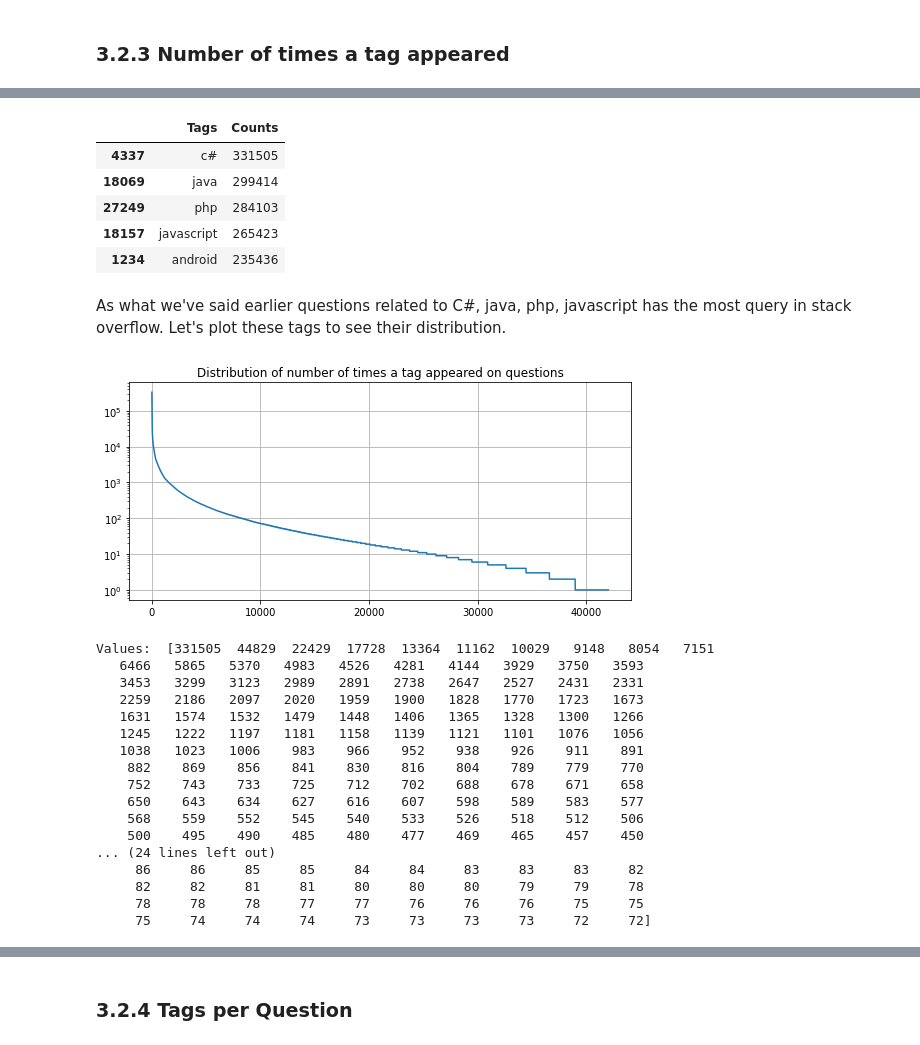
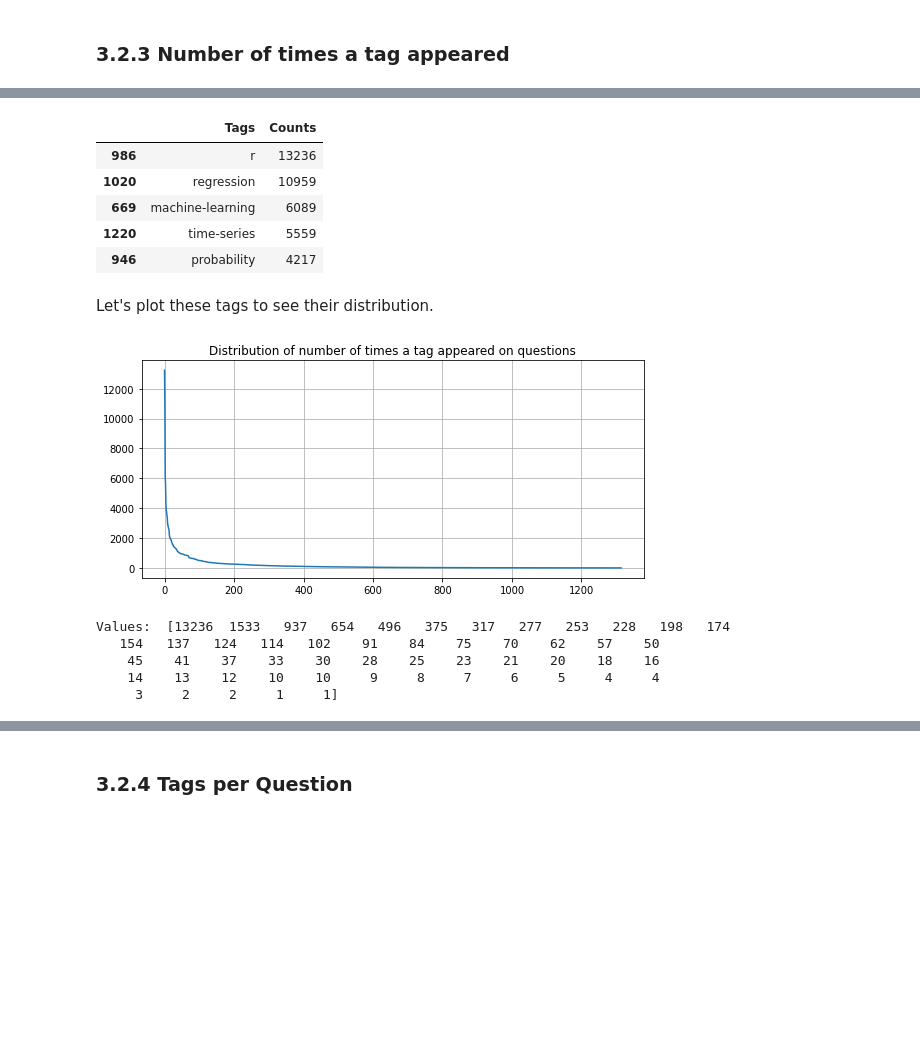
Before and after one commit to 1byte-yoda/ML-Personal-Projects, a Jupyter notebook: Stack_Overflow_Auto_Tagging/Stack_Overflow_Auto_Tagging.ipynb, the cells around one changed output, grey strips where cells are left out. Cells and saved outputs as stored; diff of their text form; code cells hidden in the pictures; blank space fills up the shorter version.

```diff
--- a/Stack_Overflow_Auto_Tagging/Stack_Overflow_Auto_Tagging.ipynb
+++ b/Stack_Overflow_Auto_Tagging/Stack_Overflow_Auto_Tagging.ipynb
@@ -5,3 +7,23 @@
+# %%
+import sqlite3
+import os
+import csv
+import re
+import time
+
+from tqdm.auto import tqdm
+import pandas as pd
+import numpy as np
+import seaborn as sns
+from matplotlib import pyplot as plt
+from wordcloud import WordCloud
+import nltk
+from nltk.tokenize import word_tokenize
+from nltk.corpus import stopwords
+from nltk.stem import SnowballStemmer
+from sklearn.feature_extraction.text import CountVectorizer, TfidfVectorizer
+
+STACK_OVERFLOW_DIR = r'/content/drive/My Drive/ML Projects/Stack Overflow Tag Prediction/'
 # %% [markdown]
 # 1. Business Problem
 # %% [markdown]
@@ -177,15 +199,5 @@ Because the dataset contains huge amount of data (~7gb). As a workaround to save
 # %% [markdown]
 ### 3.1.1 Using Pandas with SQLite to Load the data
-# %%
-import sqlite3
-import os
-import csv
-
-import pandas as pd
-from matplotlib import pyplot as plt
-from sklearn.feature_extraction.text import CountVectorizer
-
-STACK_OVERFLOW_DIR = '/content/drive/My Drive/Datasets/stack_overflow_kaggle/'
 # %%
 # Function for pulling data from the database
 def get_df_from_db(query):
@@ -274,12 +302,12 @@ tag_counts = tag_df_sorted['Counts'].values
 tag_df_sorted.head(5)
 # %% [output]
 |  | Tags | Counts |
-| 4337 | c# | 331505 |
-| 18069 | java | 299414 |
-| 27249 | php | 284103 |
-| 18157 | javascript | 265423 |
-| 1234 | android | 235436 |
+| 986 | r | 13236 |
+| 1020 | regression | 10959 |
+| 669 | machine-learning | 6089 |
+| 1220 | time-series | 5559 |
+| 946 | probability | 4217 |
-# %% [markdown]
-As what we've said earlier questions related to C#, java, php, javascript has the most query in stack overflow. Let's plot these tags to see their distribution.
+# %% [markdown]
+Let's plot these tags to see their distribution.
 # %%
 # Plotting the distribution of tag counts
@@ -293,27 +320,15 @@ def plot_distribution(counts, title, log_scale=False):
   plt.plot(counts)
   plt.show()
 # %%
-plot_distribution(tag_counts, 'Distribution of number of times a tag appeared on questions', True)
+plot_distribution(tag_counts, 'Distribution of number of times a tag appeared on questions')
 print('Values: ', tag_counts[:10000:25])
 # %% [output]
-[figure, old version]
+[figure, new version]
-Values:  [331505  44829  22429  17728  13364  11162  10029   9148   8054   7151
-   6466   5865   5370   4983   4526   4281   4144   3929   3750   3593
-   3453   3299   3123   2989   2891   2738   2647   2527   2431   2331
-   2259   2186   2097   2020   1959   1900   1828   1770   1723   1673
-   1631   1574   1532   1479   1448   1406   1365   1328   1300   1266
-   1245   1222   1197   1181   1158   1139   1121   1101   1076   1056
-   1038   1023   1006    983    966    952    938    926    911    891
-    882    869    856    841    830    816    804    789    779    770
-    752    743    733    725    712    702    688    678    671    658
-    650    643    634    627    616    607    598    589    583    577
-    568    559    552    545    540    533    526    518    512    506
-    500    495    490    485    480    477    469    465    457    450
-... (24 lines left out)
-     86     86     85     85     84     84     83     83     83     82
-     82     82     81     81     80     80     80     79     79     78
-     78     78     78     77     77     76     76     76     75     75
-     75     74     74     74     73     73     73     73     72     72]
+Values:  [13236  1533   937   654   496   375   317   277   253   228   198   174
+   154   137   124   114   102    91    84    75    70    62    57    50
+    45    41    37    33    30    28    25    23    21    20    18    16
+    14    13    12    10    10     9     8     7     6     5     4     4
+     3     2     2     1     1]
 # %%
 # Zooming in, plotting the Top 1000 tags
 plot_distribution(tag_counts[:1000], '[First 1k tags] Distribution of number of times a tag appeared on questions')
```
Also changed, not shown: parts of 69 cells of this notebook.
